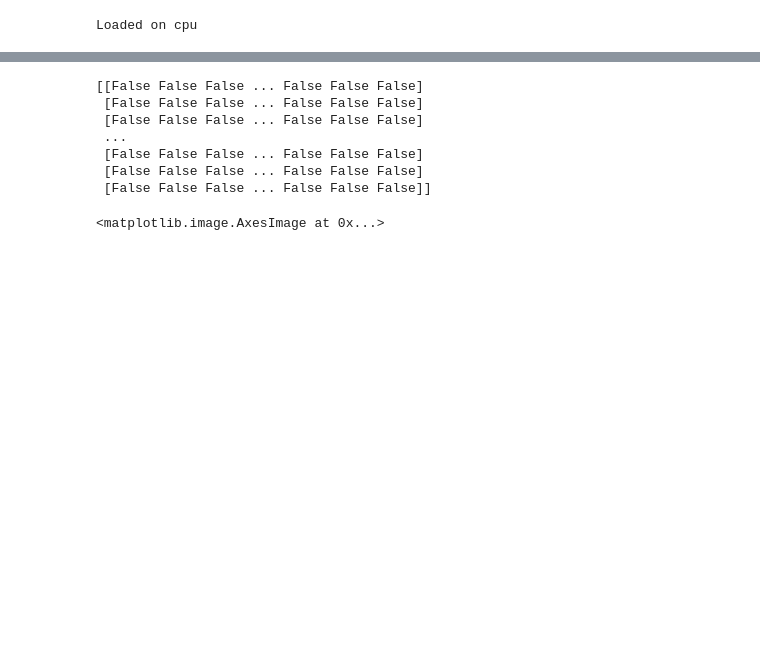
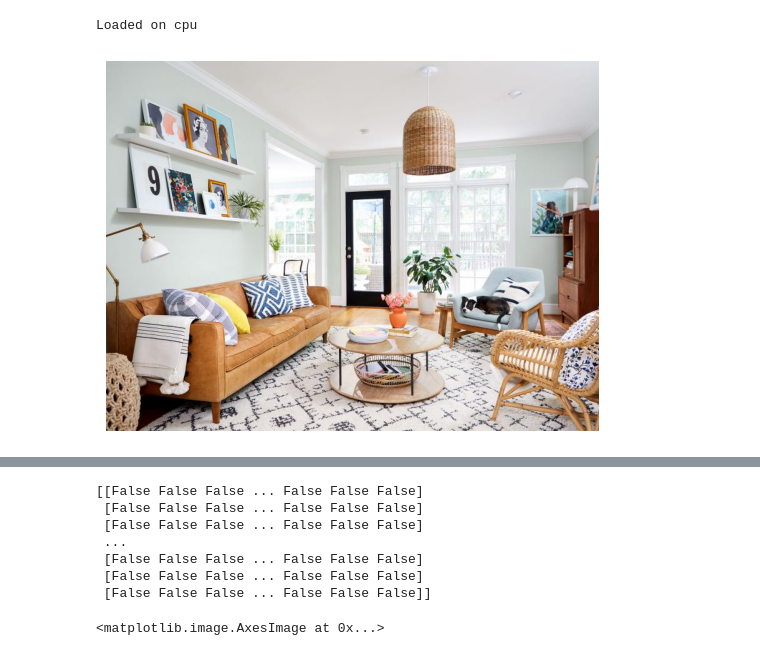
Before and after one commit to Prasad-py/CS445_Group_Project, a Jupyter notebook: Furniture Tool Notebook.ipynb, the cells around one changed output, grey strips where cells are left out. Drawn from its saved outputs; the diff is of its cells as text; code cells hidden in the pictures; blank space fills up the shorter version.

```diff
--- a/Furniture Tool Notebook.ipynb
+++ b/Furniture Tool Notebook.ipynb
@@ -77,4 +88,16 @@ sam.to(device=device)
 print("Loaded on", device)
 # %% [output]
 Loaded on cpu
+# %%
+from PIL import Image
+import matplotlib.pyplot as plt
+
+image_path = r"Project_Files\room.jpeg"
+image = Image.open(image_path)
+
+plt.imshow(image)
+plt.axis('off')  # Hide axes ticks if you want
+plt.show()
+# %% [output]
+[figure, added]
 # %%
```
Also changed, not shown: parts of 37 cells of this notebook.
